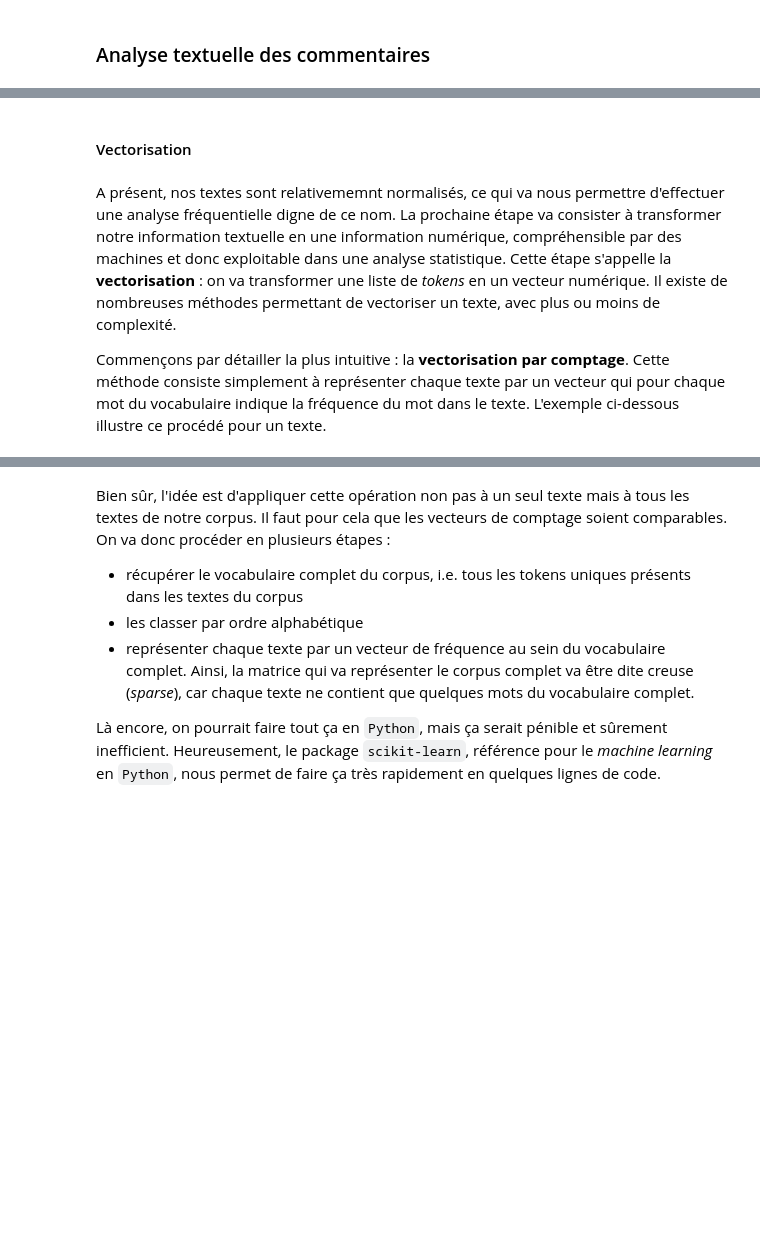
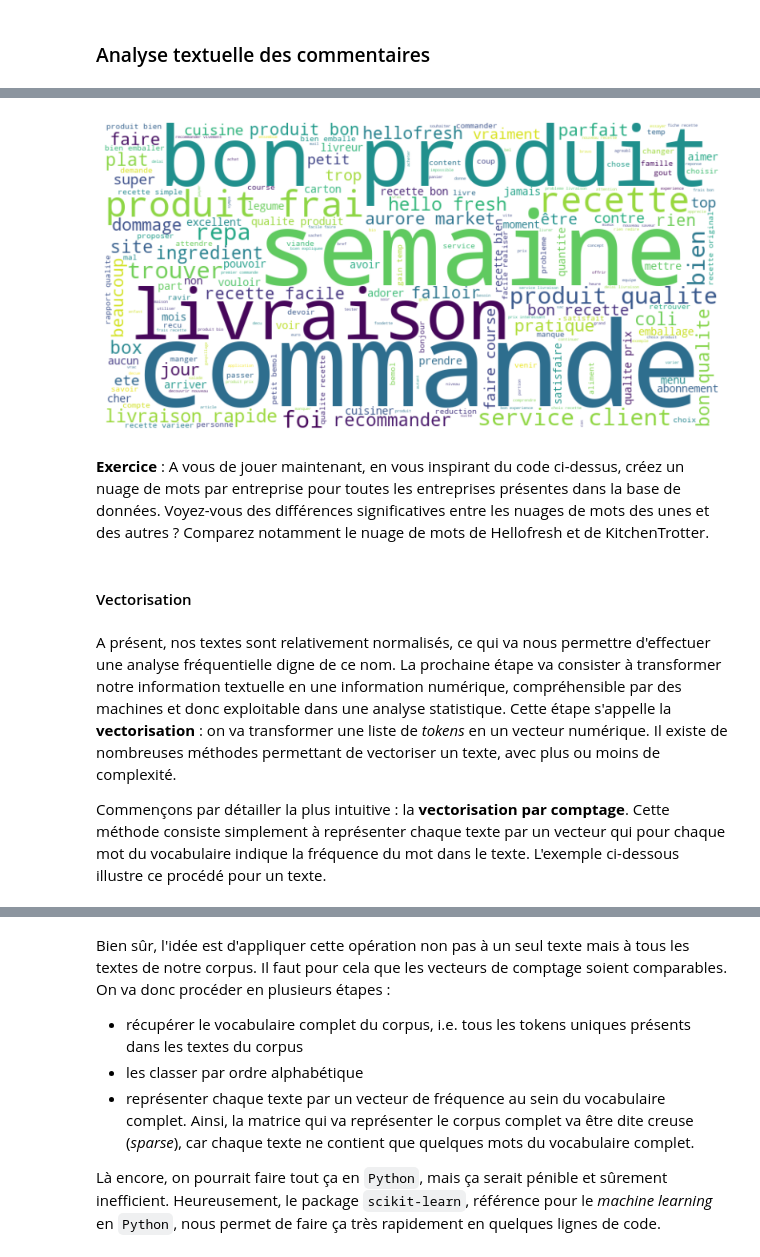
Before and after one commit to InseeFrLab/funathon2023_sujet5, a Jupyter notebook: tutoriel.ipynb, the cells around one changed output, grey strips where cells are left out. Drawn from its saved outputs; the diff is of its cells as text; code cells hidden in the pictures; blank space fills up the shorter version.

```diff
--- a/tutoriel.ipynb
+++ b/tutoriel.ipynb
@@ -886,0 +896,13 @@ df[["title", "comment", "comment_pretraite"]].head()
+# %%
+corpus_cleaned_comments = ' '.join(df['comment_pretraite'])  # Concaténer tout le corpus en une chaîne de caractères
+wordcloud = WordCloud(width=800, height=400, background_color='white').generate(corpus_cleaned_comments)  # Créer le nuage de mots
+# %%
+# Afficher le nuage de mots
+plt.figure(figsize=(10, 5))
+plt.imshow(wordcloud, interpolation='bilinear')
+plt.axis('off')
+plt.show()
+# %% [output]
+[figure, added]
+# %% [markdown]
+__Exercice__ : A vous de jouer maintenant, en vous inspirant du code ci-dessus, créez un nuage de mots par entreprise pour toutes les entreprises présentes dans la base de données. Voyez-vous des différences significatives entre les nuages de mots des unes et des autres ? Comparez notamment le nuage de mots de Hellofresh et de KitchenTrotter.
@@ -887,7 +911,7 @@ df[["title", "comment", "comment_pretraite"]].head()
 # %% [markdown]
 #### Vectorisation
 # %% [markdown]
-A présent, nos textes sont relativememnt normalisés, ce qui va nous permettre d'effectuer une analyse fréquentielle digne de ce nom. La prochaine étape va consister à transformer notre information textuelle en une information numérique, compréhensible par des machines et donc exploitable dans une analyse statistique. Cette étape s'appelle la **vectorisation** : on va transformer une liste de *tokens* en un vecteur numérique. Il existe de nombreuses méthodes permettant de vectoriser un texte, avec plus ou moins de complexité.
+A présent, nos textes sont relativement normalisés, ce qui va nous permettre d'effectuer une analyse fréquentielle digne de ce nom. La prochaine étape va consister à transformer notre information textuelle en une information numérique, compréhensible par des machines et donc exploitable dans une analyse statistique. Cette étape s'appelle la **vectorisation** : on va transformer une liste de *tokens* en un vecteur numérique. Il existe de nombreuses méthodes permettant de vectoriser un texte, avec plus ou moins de complexité.
 
 Commençons par détailler la plus intuitive : la **vectorisation par comptage**. Cette méthode consiste simplement à représenter chaque texte par un vecteur qui pour chaque mot du vocabulaire indique la fréquence du mot dans le texte. L'exemple ci-dessous illustre ce procédé pour un texte.
 # %% [markdown]
```
Also changed, not shown: parts of 19 cells of this notebook.
